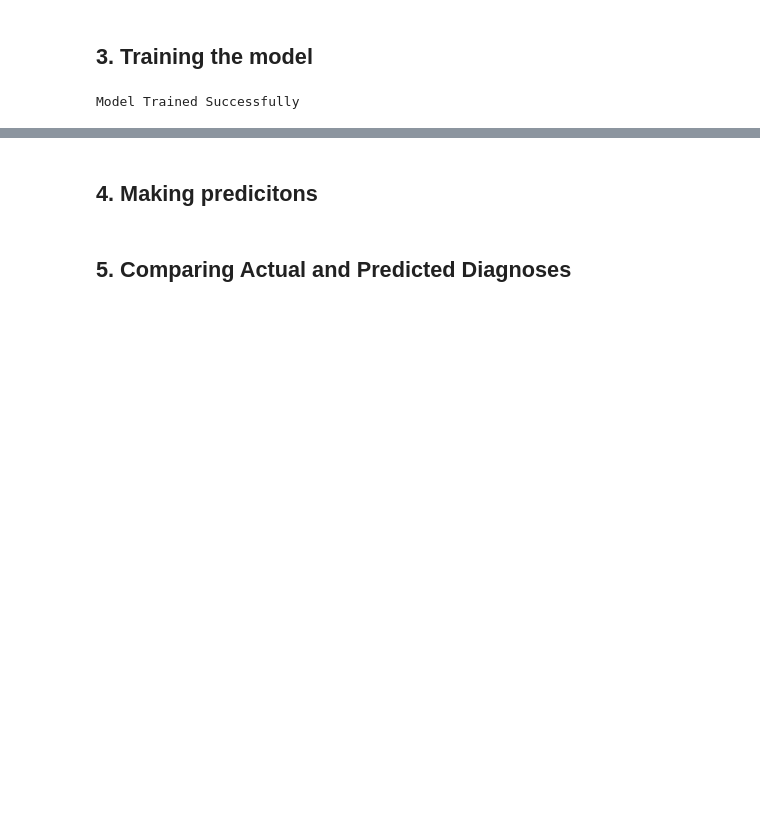
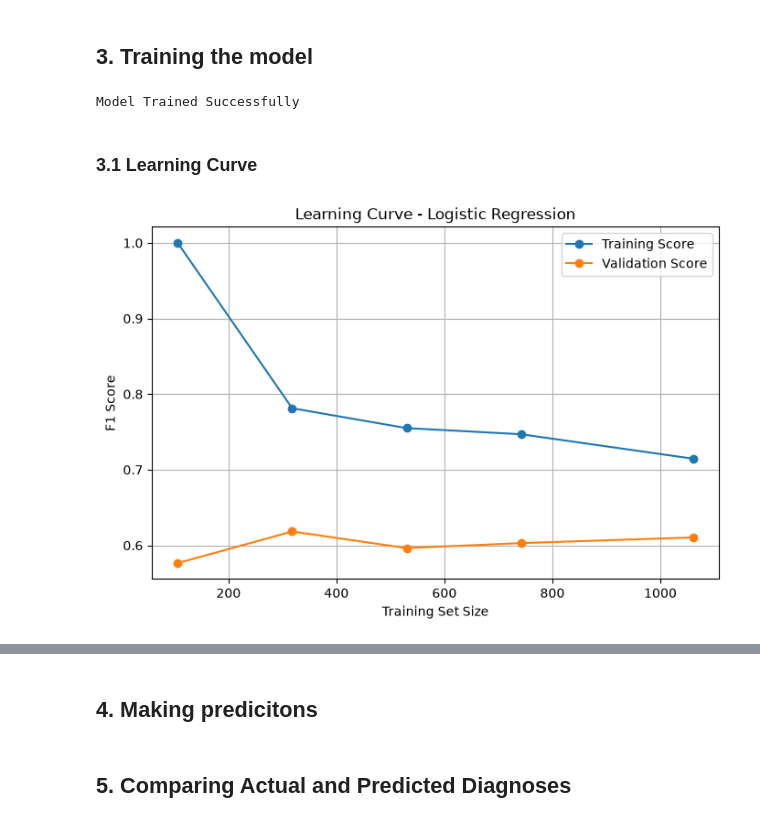
Before and after one commit to STanishqReddy/AI101-MiniProject-CKD-Logistic-Regression, a Jupyter notebook: CKD_Logistic_Regression.ipynb, the cells around one changed output, grey strips where cells are left out. Cells and saved outputs as stored; diff of their text form; code cells hidden in the pictures; blank space fills up the shorter version.

Commit message:
Added Training Plot by Tanishq

```diff
--- a/CKD_Logistic_Regression.ipynb
+++ b/CKD_Logistic_Regression.ipynb
@@ -291,3 +352,35 @@ model.fit(X_train, y_train)
 print("Model Trained Successfully")
 # %% [output]
 Model Trained Successfully
+# %% [markdown]
+### 3.1 Learning Curve
+# %%
+import matplotlib.pyplot as plt
+from sklearn.model_selection import learning_curve
+
+train_sizes, train_scores, validation_scores = learning_curve(
+    model,
+    X_train,
+    y_train,
+    cv=5,
+    scoring="f1_macro",
+    train_sizes=[0.1, 0.3, 0.5, 0.7, 1.0],
+    n_jobs=-1
+)
+
+train_mean = train_scores.mean(axis=1)
+validation_mean = validation_scores.mean(axis=1)
+
+plt.figure(figsize=(8, 5))
+plt.plot(train_sizes, train_mean, marker='o', label="Training Score")
+plt.plot(train_sizes, validation_mean, marker='o', label="Validation Score")
+
+plt.xlabel("Training Set Size")
+plt.ylabel("F1 Score")
+plt.title("Learning Curve - Logistic Regression")
+plt.legend()
+plt.grid()
+plt.savefig("training_plots/learning_curve.png", dpi=300, bbox_inches="tight")
+plt.show()
+# %% [output]
+[figure, added]
```
Also changed, not shown: parts of 16 cells of this notebook, 5 other files.
